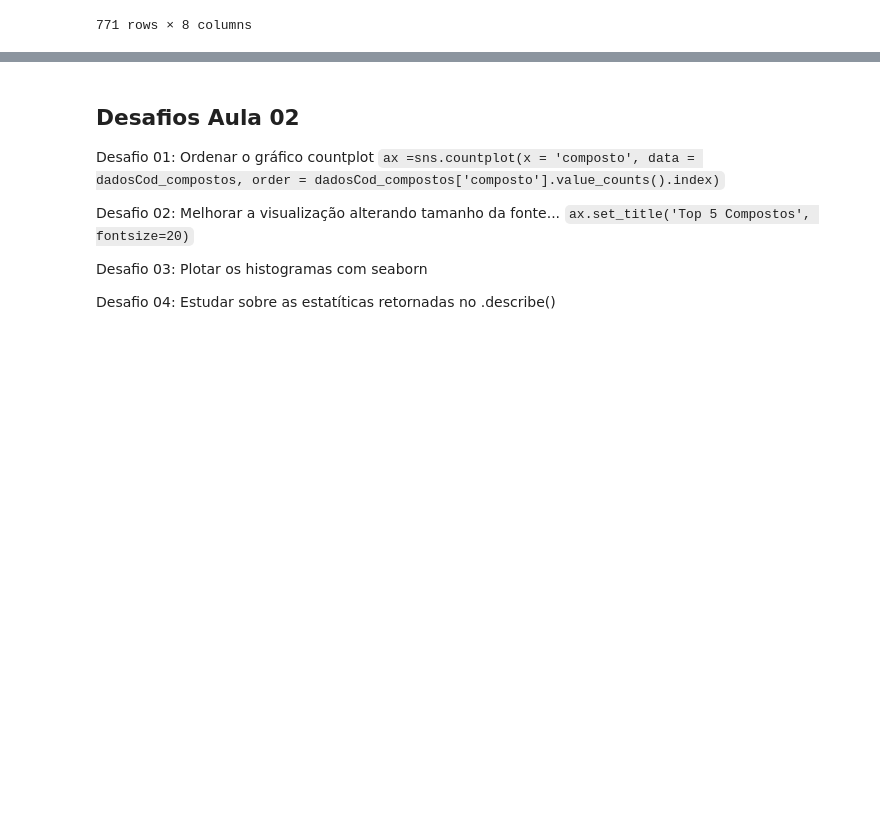
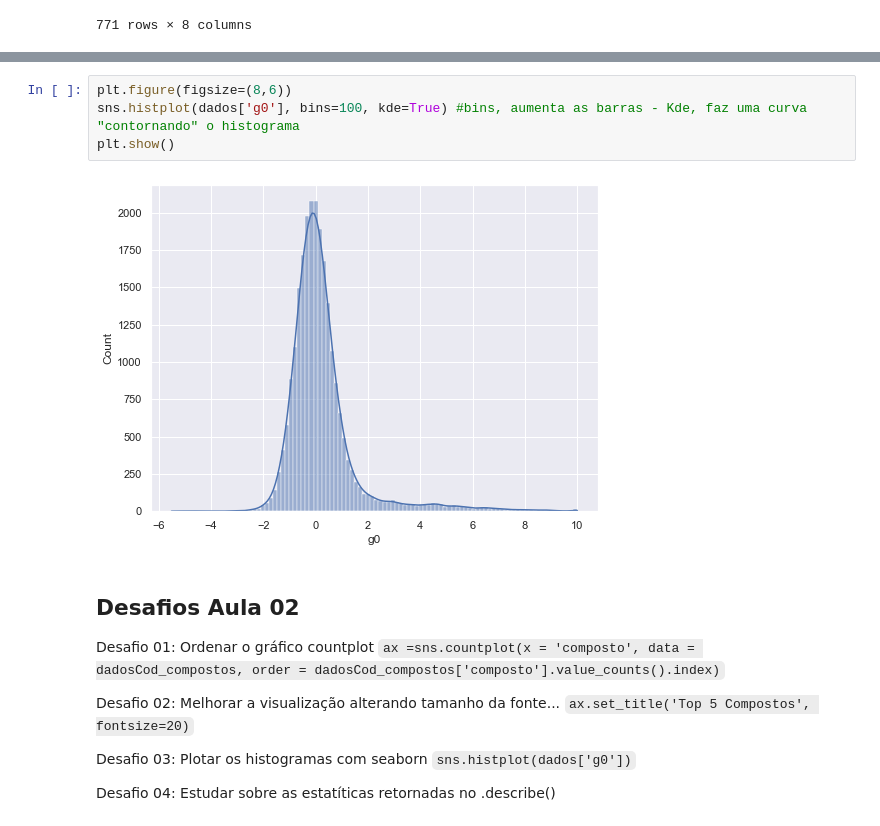
Before and after one commit to Tawfik-Metwally/Imersao_Dados, a Jupyter notebook: Importa_Dados.ipynb, the cells around one changed output, grey strips where cells are left out. Drawn from its saved outputs; the diff is of its cells as text; blank space fills up the shorter version.

````diff
--- a/Importa_Dados.ipynb
+++ b/Importa_Dados.ipynb
@@ -349,10 +335,16 @@ sns.boxplot(y='g0',x='tratamento', data=dados)
 [figure]
+# %%
+plt.figure(figsize=(8,6))
+sns.histplot(dados['g0'], bins=100, kde=True) #bins, aumenta as barras - Kde, faz uma curva "contornando" o histograma
+plt.show()
+# %% [output]
+[figure, added]
 # %% [markdown]
 ## Desafios Aula 02
 Desafio 01: Ordenar o gráfico countplot ```ax =sns.countplot(x = 'composto', data = dadosCod_compostos, order = dadosCod_compostos['composto'].value_counts().index)```
 
 Desafio 02: Melhorar a visualização alterando tamanho da fonte... ```ax.set_title('Top 5 Compostos', fontsize=20)```
 
-Desafio 03: Plotar os histogramas com seaborn
+Desafio 03: Plotar os histogramas com seaborn ```sns.histplot(dados['g0'])```
 
 Desafio 04: Estudar sobre as estatíticas retornadas no .describe()
````
Also changed, not shown: parts of 9 cells of this notebook.
